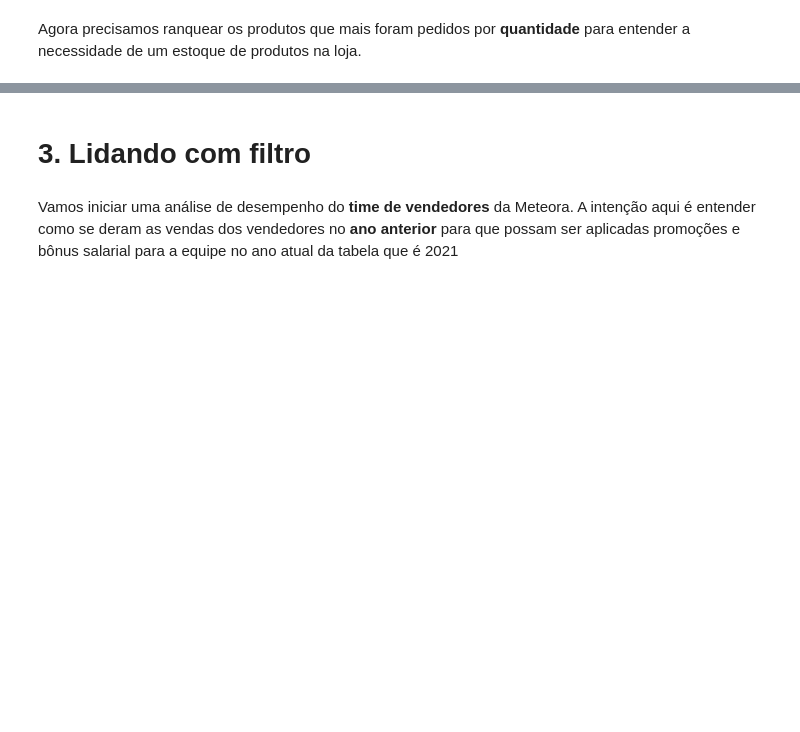
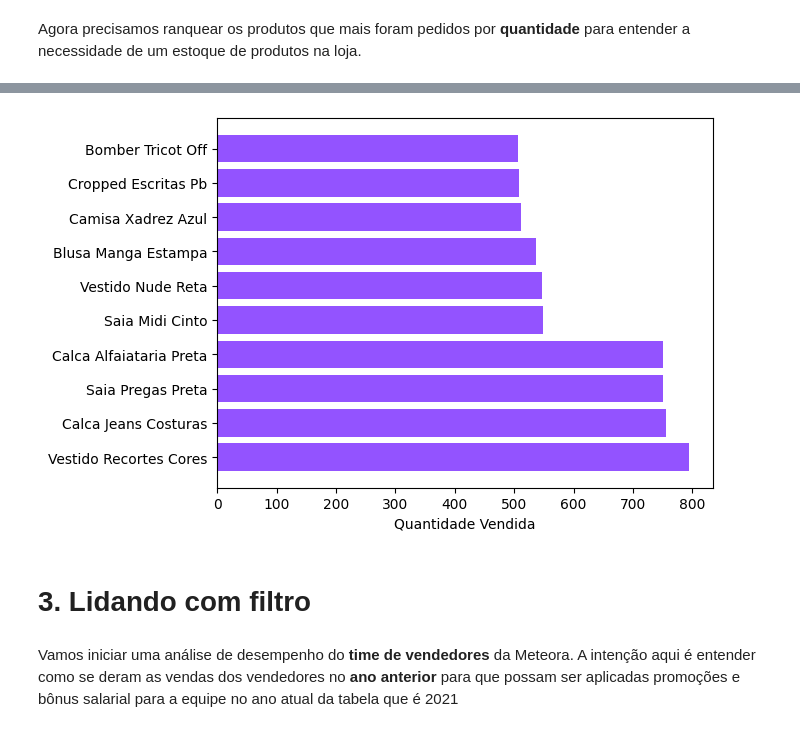
Before and after one commit to Matheus-Pombeiro/meteora_python_sql, a Jupyter notebook: meteora_python_sql.ipynb, the cells around one changed output, grey strips where cells are left out. Cells and saved outputs as stored; diff of their text form; code cells hidden in the pictures; blank space fills up the shorter version.

```diff
--- a/meteora_python_sql.ipynb
+++ b/meteora_python_sql.ipynb
@@ -52,0 +114,10 @@ Agora precisamos ranquear os produtos que mais foram pedidos por **quantidade**
+# %%
+query = '''SELECT ITENS_PEDIDOS.PRODUTO_ID, PRODUTOS.PRODUTO, SUM(ITENS_PEDIDOS.QUANTIDADE) AS Quantidade
+FROM ITENS_PEDIDOS, PRODUTOS
+WHERE ITENS_PEDIDOS.PRODUTO_ID = PRODUTOS.PRODUTO_ID
+GROUP BY PRODUTOS.PRODUTO
+ORDER BY Quantidade DESC
+LIMIT 10'''
+
+df_prod_quant = sql_df(query)
+df_prod_quant
@@ -53,3 +136,9 @@ Agora precisamos ranquear os produtos que mais foram pedidos por **quantidade**
+# %%
+plt.barh(df_prod_quant['produto'], df_prod_quant['Quantidade'], color='#9353FF')
+plt.xlabel('Quantidade Vendida')
+plt.show()
+# %% [output]
+[figure, added]
 # %% [markdown]
 # 3. Lidando com filtro
 # %% [markdown]
```
Also changed, not shown: parts of 12 cells of this notebook.
